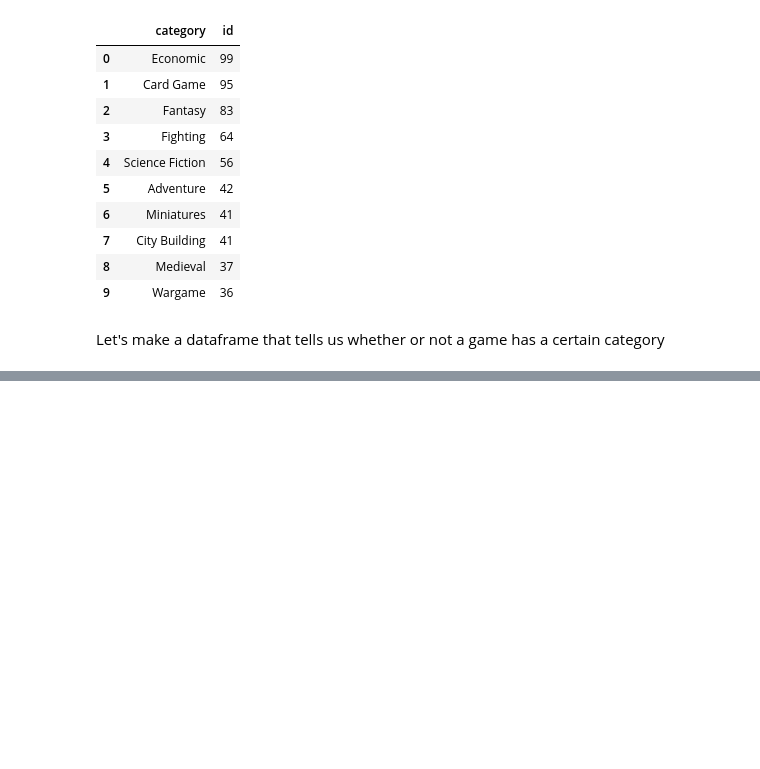
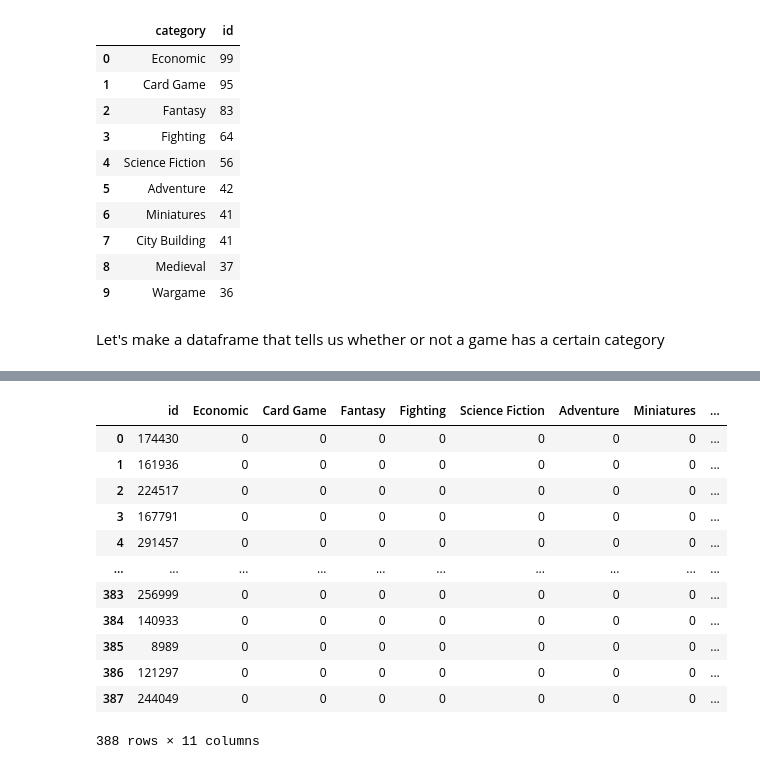
Before and after one commit to MarshallKrakauer/BGGAnalysis, a Jupyter notebook: PlayTime.ipynb, the cells around one changed output, grey strips where cells are left out. Drawn from its saved outputs; the diff is of its cells as text; code cells hidden in the pictures; blank space fills up the shorter version.

```diff
--- a/PlayTime.ipynb
+++ b/PlayTime.ipynb
@@ -186,0 +205,16 @@ Let's make a dataframe that tells us whether or not a game has a certain categor
+# %%
+for
+# %% [output]
+|  | id | Economic | Card Game | Fantasy | Fighting | Science Fiction | Adventure | Miniatures | ... |
+| 0 | 174430 | 0 | 0 | 0 | 0 | 0 | 0 | 0 | ... |
+| 1 | 161936 | 0 | 0 | 0 | 0 | 0 | 0 | 0 | ... |
+| 2 | 224517 | 0 | 0 | 0 | 0 | 0 | 0 | 0 | ... |
+| 3 | 167791 | 0 | 0 | 0 | 0 | 0 | 0 | 0 | ... |
+| 4 | 291457 | 0 | 0 | 0 | 0 | 0 | 0 | 0 | ... |
+| ... | ... | ... | ... | ... | ... | ... | ... | ... | ... |
+| 383 | 256999 | 0 | 0 | 0 | 0 | 0 | 0 | 0 | ... |
+| 384 | 140933 | 0 | 0 | 0 | 0 | 0 | 0 | 0 | ... |
+| 385 | 8989 | 0 | 0 | 0 | 0 | 0 | 0 | 0 | ... |
+| 386 | 121297 | 0 | 0 | 0 | 0 | 0 | 0 | 0 | ... |
+| 387 | 244049 | 0 | 0 | 0 | 0 | 0 | 0 | 0 | ... |
+388 rows × 11 columns
```
Also changed, not shown: parts of 4 cells of this notebook, 2 other files.
